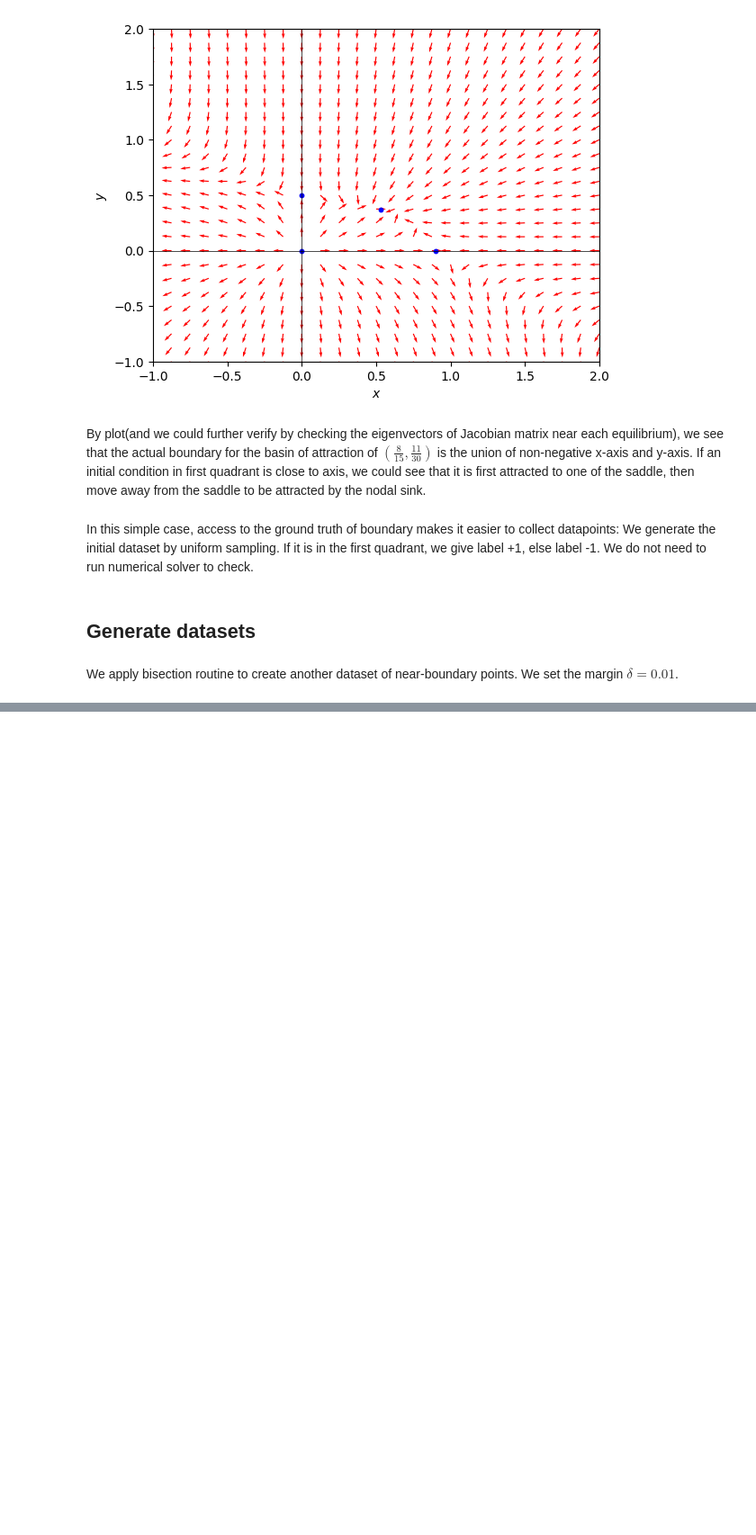
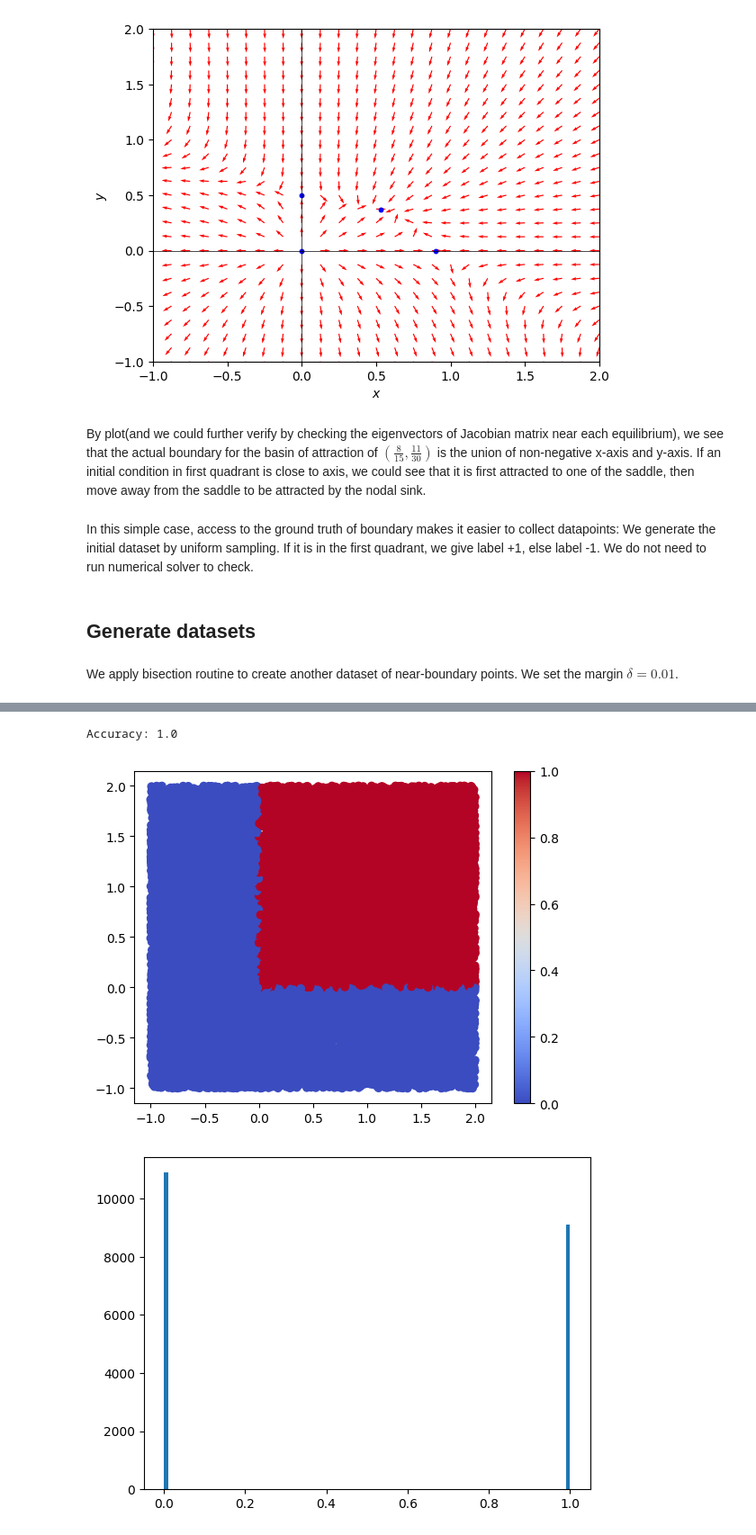
Before and after one commit to OliverChen0602/Estimate-Basin-Boundary, a Jupyter notebook: competing_species.ipynb, the cells around one changed output, grey strips where cells are left out. Shown at 90% size. Cells and saved outputs as stored; diff of their text form; code cells hidden in the pictures; blank space fills up the shorter version.

```diff
--- a/competing_species.ipynb
+++ b/competing_species.ipynb
@@ -125,25 +128,28 @@ class LotkaVolterraDataset(Dataset):
         y = torch.tensor(self.data.iloc[idx, 2]).float()
         return x, y
 
+
+
 dataset_uniform = LotkaVolterraDataset("dataset_lv2d.csv")
-dataset_near = LotkaVolterraDataset("dataset_lv2d_near.csv")
+dataset_near = LotkaVolterraDataset("dataset_lv2d_near_sample.csv")
 
-dataset_uniform_train, daraset_uniform_test = torch.utils.data.random_split(dataset_uniform, [80000, 20000])
+dataset_uniform_train, dataset_uniform_test = torch.utils.data.random_split(dataset_uniform, [80000, 20000])
+dataset_near_train, dataset_near_test = torch.utils.data.random_split(dataset_near, [40000, 10000])
+dataset_merged_train = torch.utils.data.ConcatDataset([dataset_uniform_train, dataset_near_train])
+dataset_merged_test = torch.utils.data.ConcatDataset([dataset_uniform_test, dataset_near_test])
 # %%
 ## Define the neural network. The complexity of the network is a hyperparameter.
 class Net(nn.Module):
     def __init__(self):
         super(Net, self).__init__()
-        self.fc1 = nn.Linear(2,128)
-        self.fc2 = nn.Linear(128, 128)
-        self.fc3 = nn.Linear(128, 128)
-        self.fc4 = nn.Linear(128, 1)
+        self.fc1 = nn.Linear(2,32)
+        self.fc2 = nn.Linear(32, 32)
+        self.fc3 = nn.Linear(32, 1)
 
     def forward(self, x):
         x = torch.relu(self.fc1(x))
         x = torch.relu(self.fc2(x))
-        x = torch.relu(self.fc3(x))
-        x = torch.sigmoid(self.fc4(x))
+        x = torch.sigmoid(self.fc3(x))
         return x
 
 net = Net()
@@ -258,5 +264,6 @@ def test_model(net, dataset_test):
     plt.hist(probability, bins=100)
     plt.show()
 # %%
-net = train_model_bce(net, dataset_uniform, 32, 10, 0.001)
+net_bce_uniform = Net()
+net_bce_uniform = train_model_bce(net, dataset_uniform_train, 32, 10, 0.001)
 # %% [output]
@@ -284,0 +350,7 @@ Accuracy: 0.8209434747695923
+# %%
+## net_bce_uniform
+test_model(net_bce_uniform, dataset_uniform_test)
+# %% [output]
+Accuracy: 1.0
+[figure, added]
+[figure, added]
```
Also changed, not shown: parts of 27 cells of this notebook, 5 other files.
